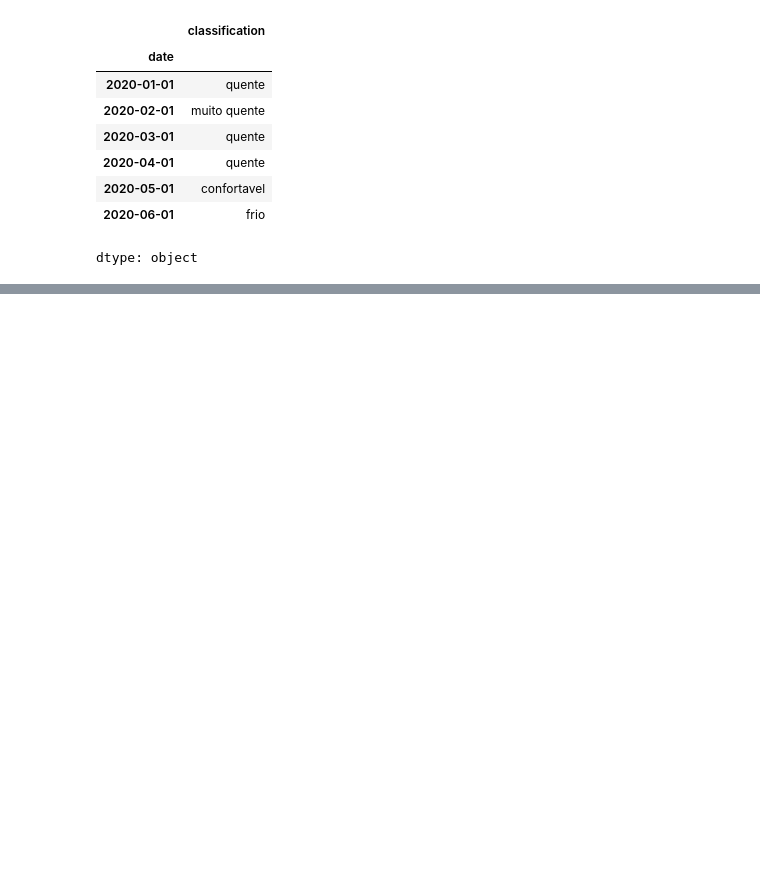
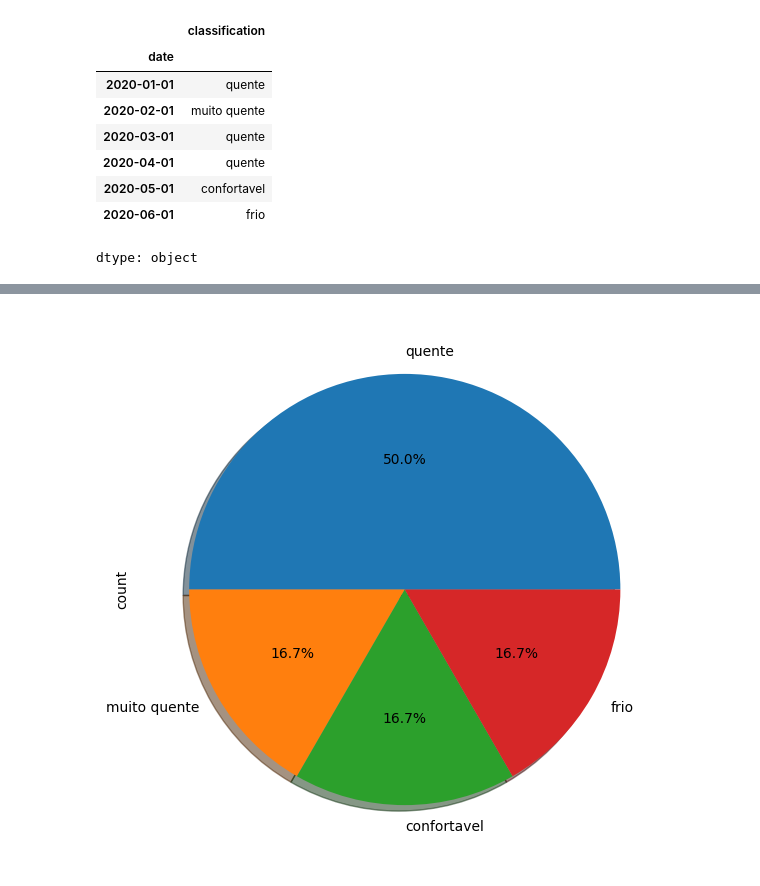
Before and after one commit to eloahbaracho/boson-matplotlib, a Jupyter notebook: csv_datas_temperaturas.ipynb, the cells around one changed output, grey strips where cells are left out. Cells and saved outputs as stored; diff of their text form; code cells hidden in the pictures; blank space fills up the shorter version.

```diff
--- a/csv_datas_temperaturas.ipynb
+++ b/csv_datas_temperaturas.ipynb
@@ -119,0 +154,4 @@ dtype: object
+# %%
+df['classification'].value_counts().plot.pie(autopct='%1.1f%%', shadow=True, figsize=(10,7));
+# %% [output]
+[figure, added]
```
Also changed, not shown: parts of 3 cells of this notebook.
